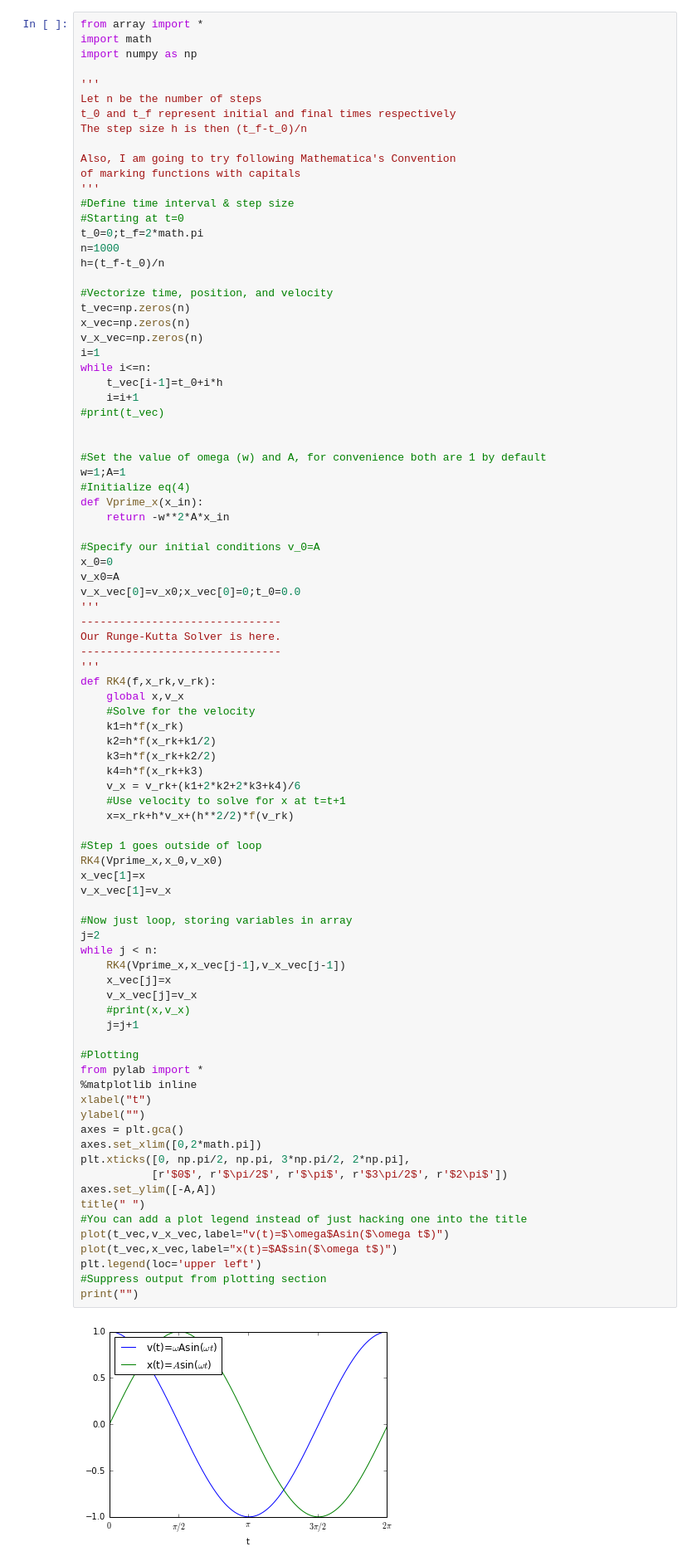
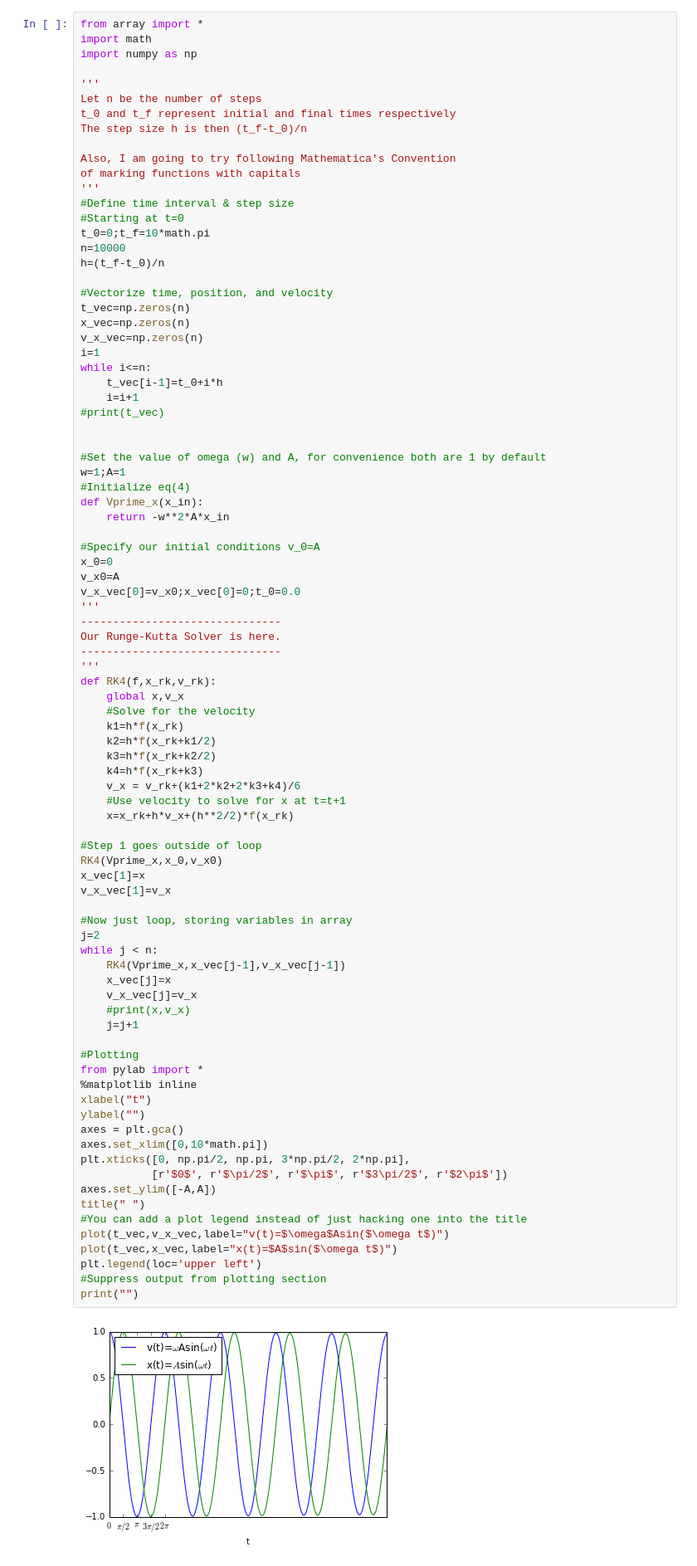
Before and after one commit to byrnejus/Projects, a Jupyter notebook: Project3/Project3.ipynb, the cells around one changed output. Shown at 83% size. Cells and saved outputs as stored; diff of their text form.

```diff
--- a/Project3/Project3.ipynb
+++ b/Project3/Project3.ipynb
@@ -88,8 +88,8 @@ of marking functions with capitals
 '''
 #Define time interval & step size
 #Starting at t=0
-t_0=0;t_f=2*math.pi
-n=1000
+t_0=0;t_f=10*math.pi
+n=10000
 h=(t_f-t_0)/n
 
 #Vectorize time, position, and velocity
@@ -127,41 +127,41 @@ def RK4(f,x_rk,v_rk):
     k4=h*f(x_rk+k3)
     v_x = v_rk+(k1+2*k2+2*k3+k4)/6
     #Use velocity to solve for x at t=t+1
-    x=x_rk+h*v_x+(h**2/2)*f(v_rk)
+    x=x_rk+h*v_x+(h**2/2)*f(x_rk)
 
 #Step 1 goes outside of loop
 RK4(Vprime_x,x_0,v_x0)
 x_vec[1]=x
 v_x_vec[1]=v_x
 
 #Now just loop, storing variables in array
 j=2
 while j < n:
     RK4(Vprime_x,x_vec[j-1],v_x_vec[j-1])
     x_vec[j]=x
     v_x_vec[j]=v_x
     #print(x,v_x)
     j=j+1
 
 #Plotting
 from pylab import *
 %matplotlib inline
 xlabel("t")
 ylabel("")
 axes = plt.gca()
-axes.set_xlim([0,2*math.pi])
+axes.set_xlim([0,10*math.pi])
 plt.xticks([0, np.pi/2, np.pi, 3*np.pi/2, 2*np.pi],
            [r'$0$', r'$\pi/2$', r'$\pi$', r'$3\pi/2$', r'$2\pi$'])
 axes.set_ylim([-A,A])
 title(" ")
 #You can add a plot legend instead of just hacking one into the title
 plot(t_vec,v_x_vec,label="v(t)=$\omega$Asin($\omega t$)")
 plot(t_vec,x_vec,label="x(t)=$A$sin($\omega t$)")
 plt.legend(loc='upper left')
 #Suppress output from plotting section
 print("")
 # %% [output]
-[figure, old version]
+[figure, new version]
 # %% [markdown]
 <a id="cell1.2"></a>
 ## Runge-Kutta 4 Function
```
Also changed, not shown: parts of 5 cells of this notebook.
